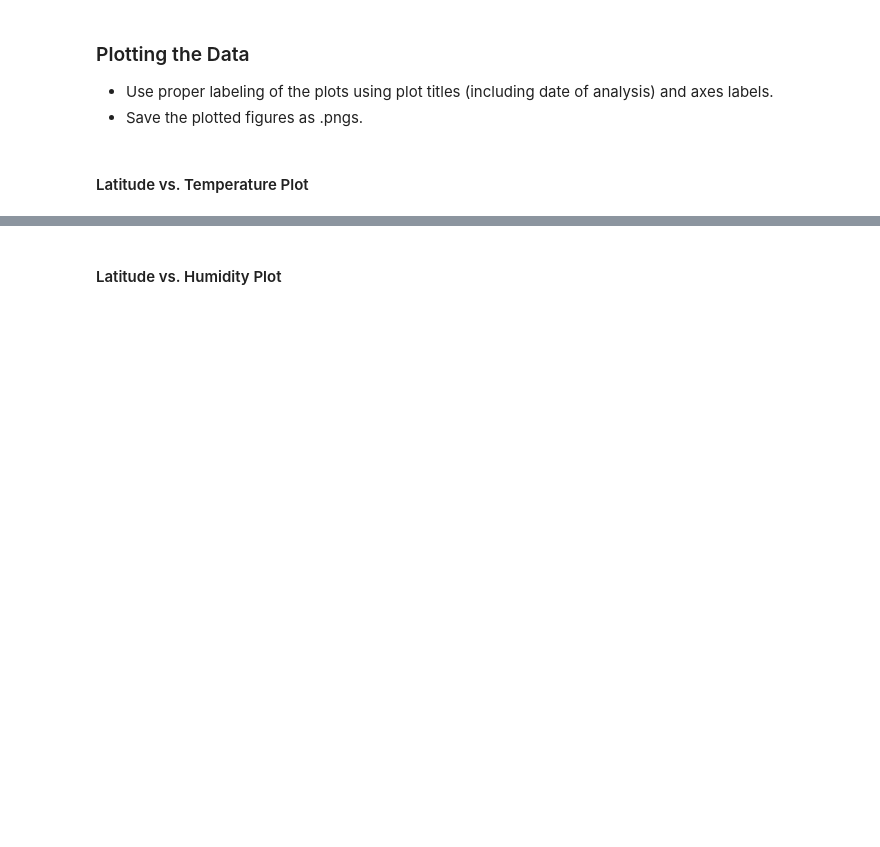
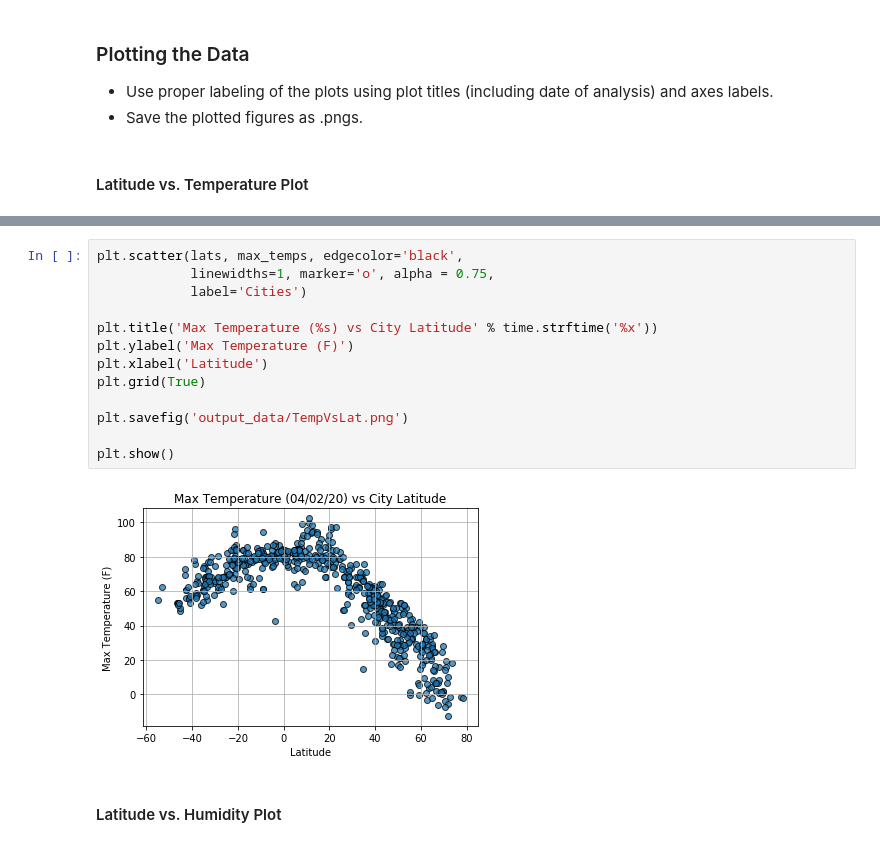
Before and after one commit to jakehollander97/python-api-challenge, a Jupyter notebook: WeatherPy.ipynb, the cells around one changed output, grey strips where cells are left out. Drawn from its saved outputs; the diff is of its cells as text; blank space fills up the shorter version.

```diff
--- a/WeatherPy.ipynb
+++ b/WeatherPy.ipynb
@@ -181,2 +175,17 @@ dtype: int64
+# %%
+plt.scatter(lats, max_temps, edgecolor='black',
+            linewidths=1, marker='o', alpha = 0.75,
+            label='Cities')
+
+plt.title('Max Temperature (%s) vs City Latitude' % time.strftime('%x'))
+plt.ylabel('Max Temperature (F)')
+plt.xlabel('Latitude')
+plt.grid(True)
+
+plt.savefig('output_data/TempVsLat.png')
+
+plt.show()
+# %% [output]
+[figure, added]
 # %% [markdown]
 #### Latitude vs. Humidity Plot
```
Also changed, not shown: parts of 33 cells of this notebook, 4 other files.
